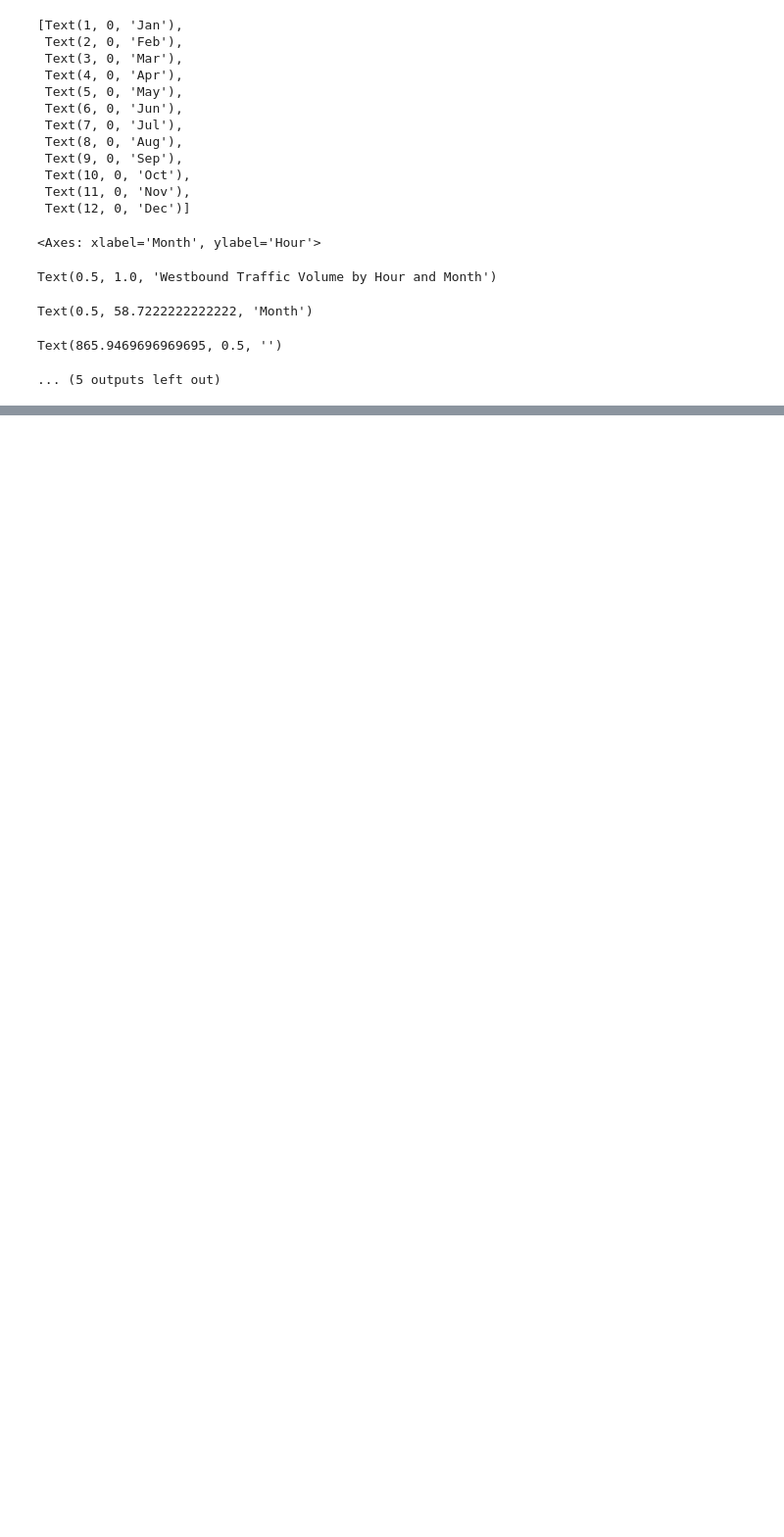
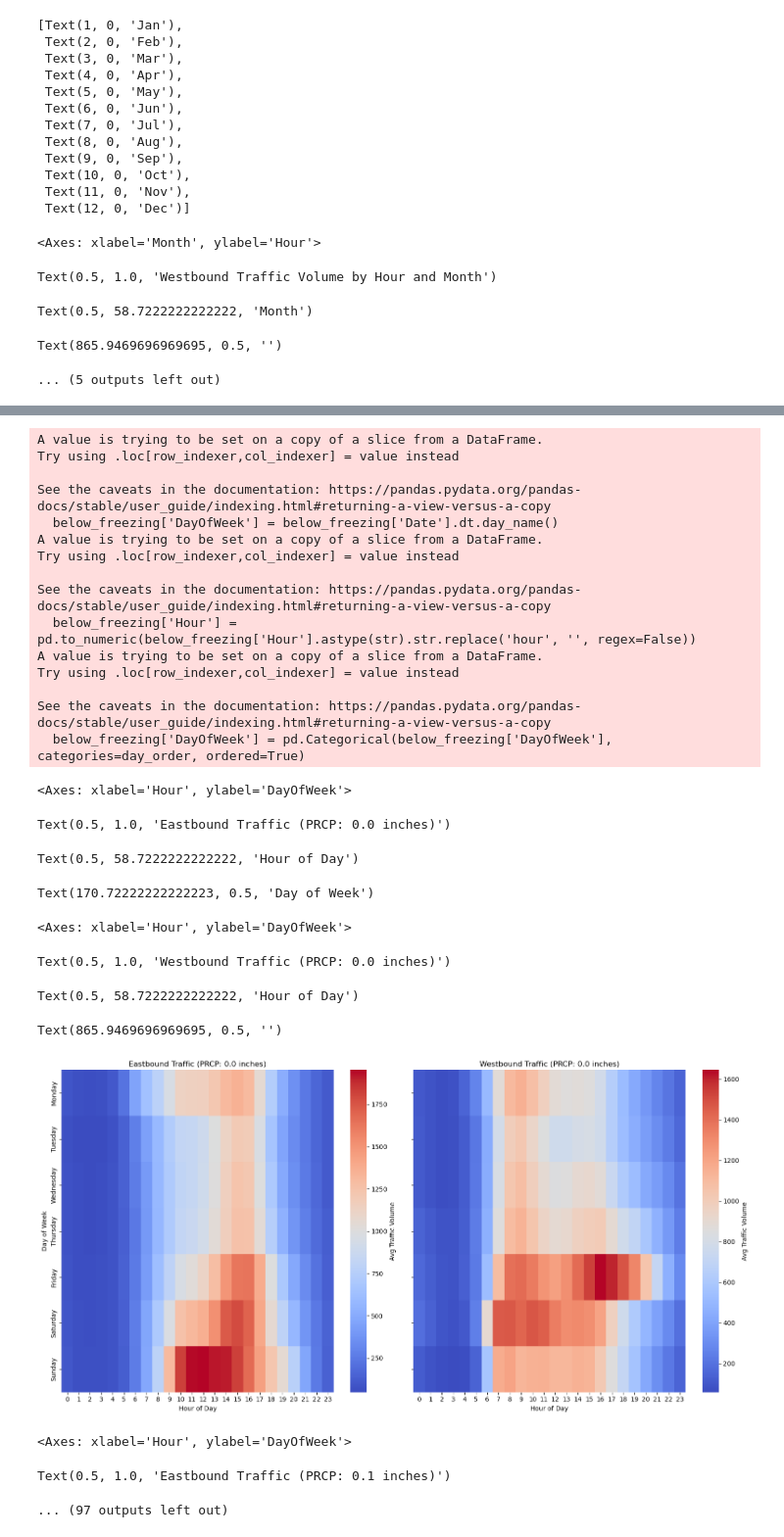
Before and after one commit to stevo2012/i70proj, a Jupyter notebook: i70data.ipynb, the cells around one changed output, grey strips where cells are left out. Shown at 98% size. Cells and saved outputs as stored; diff of their text form; code cells hidden in the pictures; blank space fills up the shorter version.

```diff
--- a/i70data.ipynb
+++ b/i70data.ipynb
@@ -942,6 +1095,6 @@ plt.show()
 # %%
 # Filter for temperatures below freezing
-below_freezing = df[df['TAVG (Degrees Fahrenheit)'] < 32]
+below_freezing = melted_df[melted_df['TAVG (Degrees Fahrenheit)'] < 32]
 
 # Extract Day of the Week and Hour
 below_freezing['DayOfWeek'] = below_freezing['Date'].dt.day_name()
@@ -970,32 +1123,60 @@ for prcp in np.arange(0, max_prcp + 0.1, 0.1):
         .mean()
         .reset_index()
     )
 
     # Create pivot tables for Eastbound and Westbound traffic
     eb_data = traffic_grouped[traffic_grouped['COUNTDIR'] == 'EB'].pivot(index='DayOfWeek', columns='Hour', values='TrafficVolume')
     wb_data = traffic_grouped[traffic_grouped['COUNTDIR'] == 'WB'].pivot(index='DayOfWeek', columns='Hour', values='TrafficVolume')
 
     # Define the day order
     day_order = ['Monday', 'Tuesday', 'Wednesday', 'Thursday', 'Friday', 'Saturday', 'Sunday']
     eb_data = eb_data.reindex(index=day_order)
     wb_data = wb_data.reindex(index=day_order)
 
     # Plot heatmaps for the current PRCP value
     fig, axes = plt.subplots(1, 2, figsize=(16, 8), sharey=True)
 
     # Eastbound Heatmap
     sns.heatmap(eb_data, cmap="coolwarm", ax=axes[0], cbar_kws={'label': 'Avg Traffic Volume'})
     axes[0].set_title(f"Eastbound Traffic (PRCP: {prcp:.1f} inches)")
     axes[0].set_xlabel("Hour of Day")
     axes[0].set_ylabel("Day of Week")
 
     # Westbound Heatmap
     sns.heatmap(wb_data, cmap="coolwarm", ax=axes[1], cbar_kws={'label': 'Avg Traffic Volume'})
     axes[1].set_title(f"Westbound Traffic (PRCP: {prcp:.1f} inches)")
     axes[1].set_xlabel("Hour of Day")
     axes[1].set_ylabel("")  # Remove redundant label
 
     plt.tight_layout()
     plt.show()
+# %% [output]
+A value is trying to be set on a copy of a slice from a DataFrame.
+Try using .loc[row_indexer,col_indexer] = value instead
+
+See the caveats in the documentation: https://pandas.pydata.org/pandas-docs/stable/user_guide/indexing.html#returning-a-view-versus-a-copy
+  below_freezing['DayOfWeek'] = below_freezing['Date'].dt.day_name()
+A value is trying to be set on a copy of a slice from a DataFrame.
+Try using .loc[row_indexer,col_indexer] = value instead
+
+See the caveats in the documentation: https://pandas.pydata.org/pandas-docs/stable/user_guide/indexing.html#returning-a-view-versus-a-copy
+  below_freezing['Hour'] = pd.to_numeric(below_freezing['Hour'].astype(str).str.replace('hour', '', regex=False))
+A value is trying to be set on a copy of a slice from a DataFrame.
+Try using .loc[row_indexer,col_indexer] = value instead
+
+See the caveats in the documentation: https://pandas.pydata.org/pandas-docs/stable/user_guide/indexing.html#returning-a-view-versus-a-copy
+  below_freezing['DayOfWeek'] = pd.Categorical(below_freezing['DayOfWeek'], categories=day_order, ordered=True)
+<Axes: xlabel='Hour', ylabel='DayOfWeek'>
+Text(0.5, 1.0, 'Eastbound Traffic (PRCP: 0.0 inches)')
+Text(0.5, 58.7222222222222, 'Hour of Day')
+Text(170.72222222222223, 0.5, 'Day of Week')
+<Axes: xlabel='Hour', ylabel='DayOfWeek'>
+Text(0.5, 1.0, 'Westbound Traffic (PRCP: 0.0 inches)')
+Text(0.5, 58.7222222222222, 'Hour of Day')
+Text(865.9469696969695, 0.5, '')
+[figure, added]
+<Axes: xlabel='Hour', ylabel='DayOfWeek'>
+Text(0.5, 1.0, 'Eastbound Traffic (PRCP: 0.1 inches)')
+... (97 outputs left out)
 # %%
 # Ensure 'Date' is in datetime format
```
Also changed, not shown: parts of 9 cells of this notebook.
